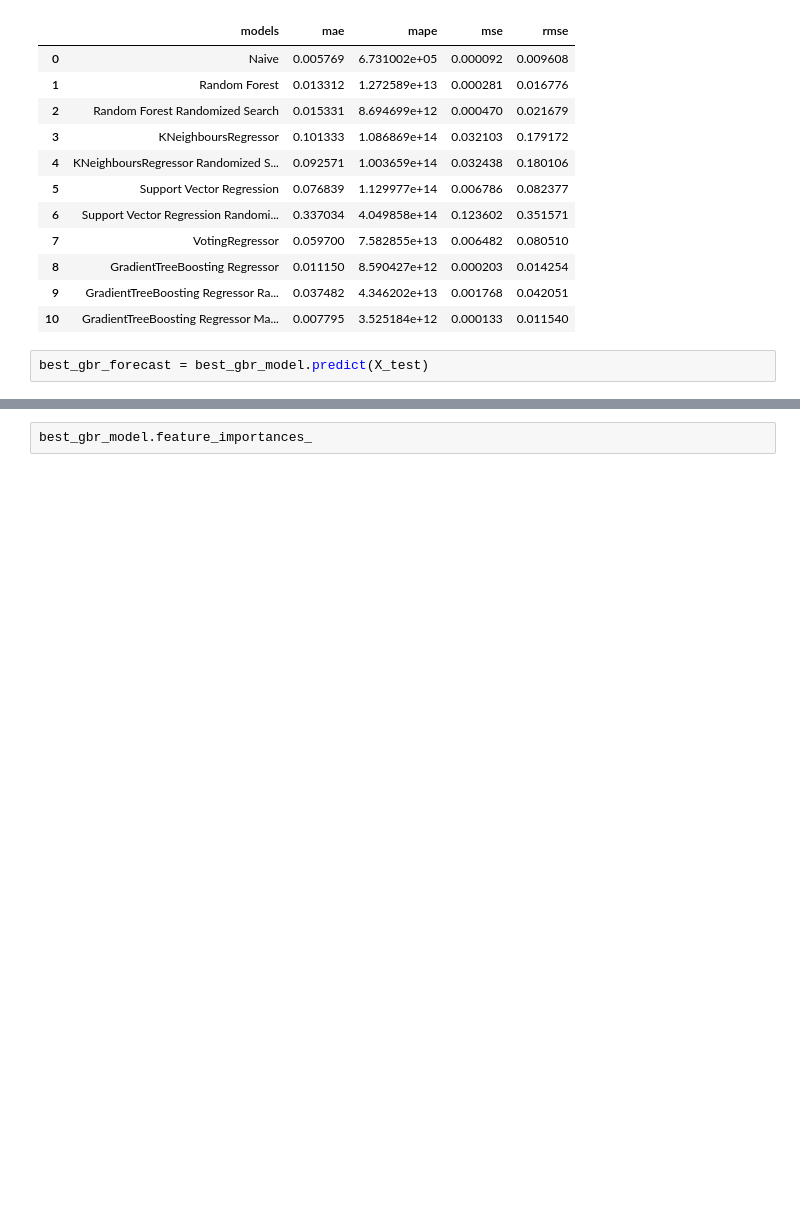
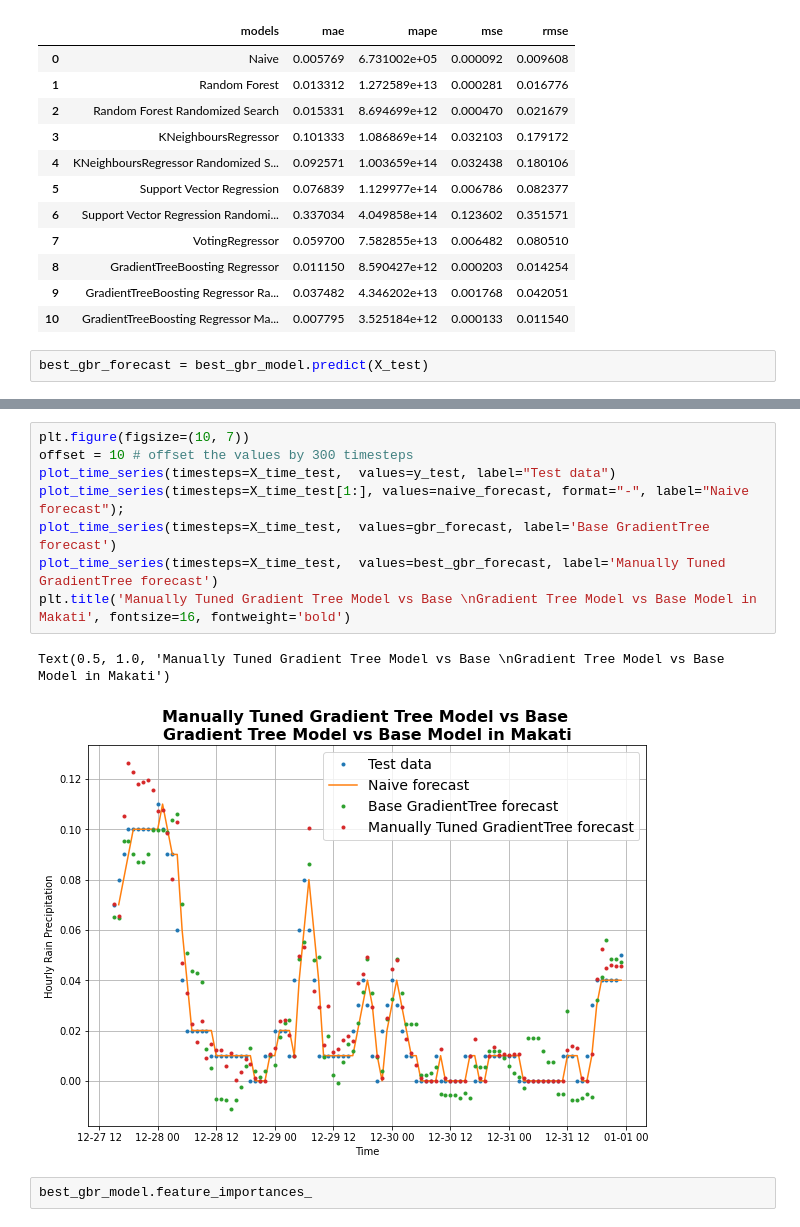
Before and after one commit to eRuaro/prac-research, a Jupyter notebook: Makati.ipynb, the cells around one changed output, grey strips where cells are left out. Saved outputs shown, nothing was run; the diff lists cells and outputs as text; blank space fills up the shorter version.

```diff
--- a/Makati.ipynb
+++ b/Makati.ipynb
@@ -1173,3 +1181,14 @@ plt.show();
+# %%
+plt.figure(figsize=(10, 7))
+offset = 10 # offset the values by 300 timesteps
+plot_time_series(timesteps=X_time_test,  values=y_test, label="Test data")
+plot_time_series(timesteps=X_time_test[1:], values=naive_forecast, format="-", label="Naive forecast");
+plot_time_series(timesteps=X_time_test,  values=gbr_forecast, label='Base GradientTree forecast')
+plot_time_series(timesteps=X_time_test,  values=best_gbr_forecast, label='Manually Tuned GradientTree forecast')
+plt.title('Manually Tuned Gradient Tree Model vs Base \nGradient Tree Model vs Base Model in Makati', fontsize=16, fontweight='bold')
+# %% [output]
+Text(0.5, 1.0, 'Manually Tuned Gradient Tree Model vs Base \nGradient Tree Model vs Base Model in Makati')
+[figure, added]
 # %%
 best_gbr_model.feature_importances_
 # %% [output]
```
Also changed, not shown: parts of 9 cells of this notebook.
